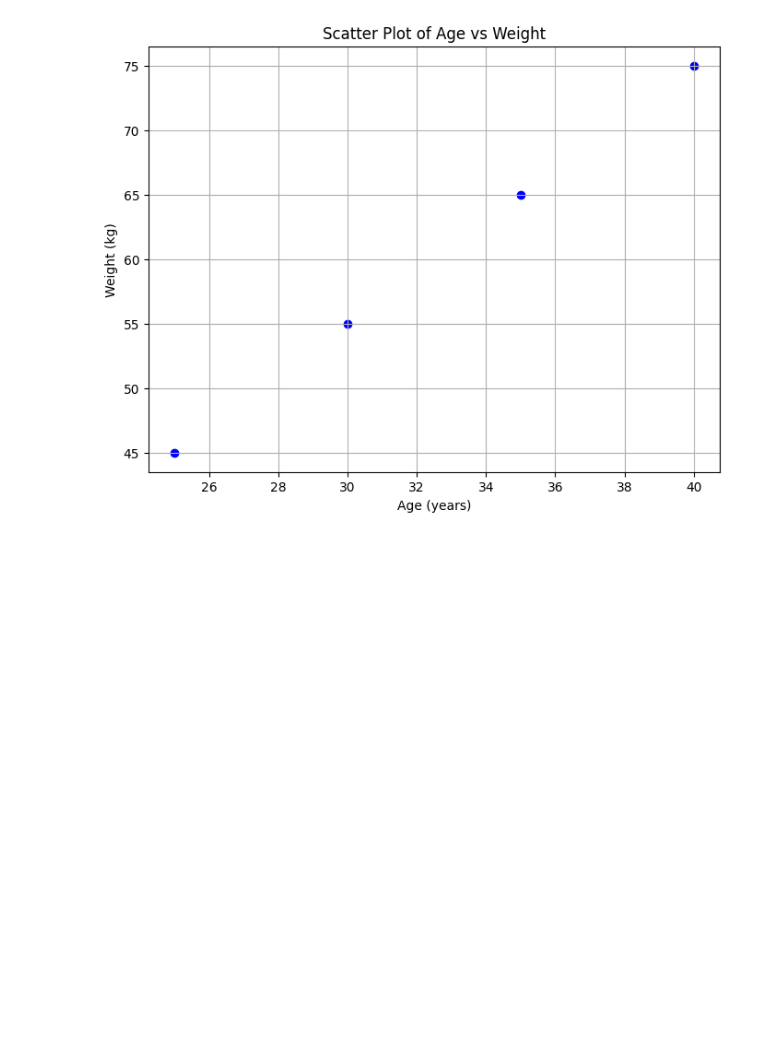
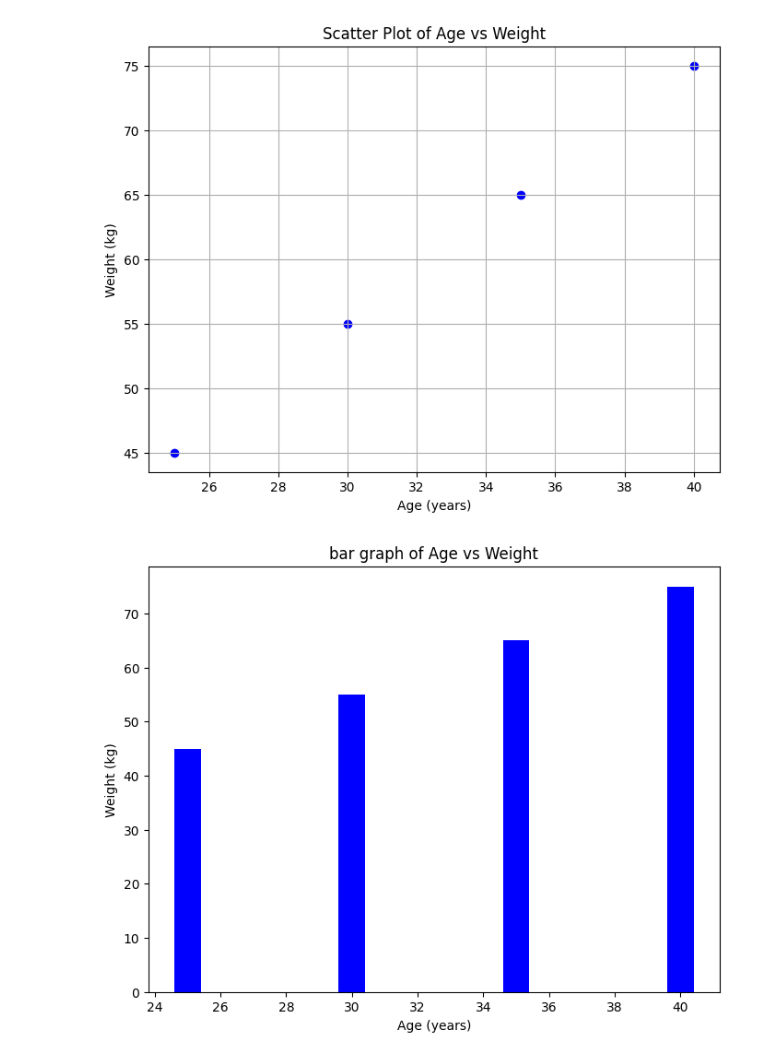
Before and after one commit to chsrinidh/AIML-Lab, a Jupyter notebook: (2303A52398)assigment2.ipynb, the cells around one changed output. Cells and saved outputs as stored; diff of their text form; code cells hidden in the pictures; blank space fills up the shorter version.

```diff
--- a/(2303A52398)assigment2.ipynb
+++ b/(2303A52398)assigment2.ipynb
@@ -39,3 +39,14 @@ plt.grid(True)
 plt.show()
 # %% [output]
 [figure]
+# %%
+import matplotlib.pyplot as plt
+#3.2 bar Plot: Age vs Weight
+plt.figure(figsize=(8, 6))
+plt.bar(df['Age'], df['Weight'], color='blue')
+plt.title('bar graph of Age vs Weight')
+plt.xlabel('Age (years)')
+plt.ylabel('Weight (kg)')
+plt.show()
+# %% [output]
+[figure, added]
```
